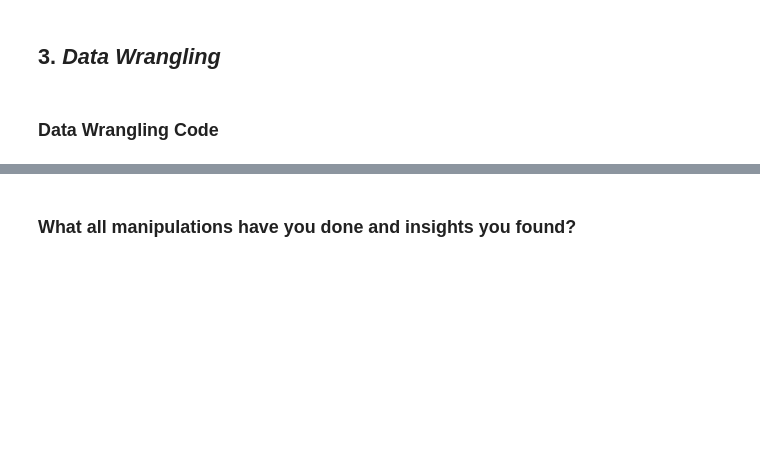
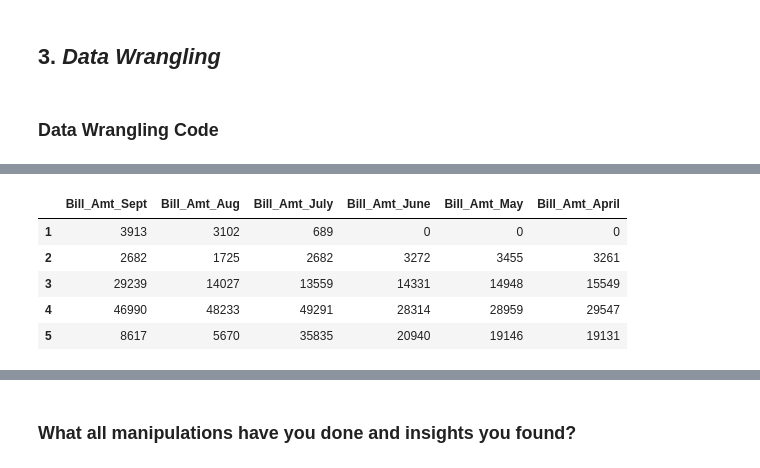
Before and after one commit to Shreyash-Jagdale/Classification---Credit-Card-Default-Prediction, a Jupyter notebook: Credit_Card_Default_Prediction_Capstone_Project.ipynb, the cells around one changed output, grey strips where cells are left out. Saved outputs shown, nothing was run; the diff lists cells and outputs as text; code cells hidden in the pictures; blank space fills up the shorter version.

```diff
--- a/Credit_Card_Default_Prediction_Capstone_Project.ipynb
+++ b/Credit_Card_Default_Prediction_Capstone_Project.ipynb
@@ -419,0 +493,13 @@ df_copy['MARRIAGE'] = df_copy['MARRIAGE'].apply(lambda x : change_marriage_value
+# %%
+# get only those variables which are about bill amounts per month
+var = ['Bill_Amt_Sept', 'Bill_Amt_Aug', 'Bill_Amt_July',
+       'Bill_Amt_June', 'Bill_Amt_May', 'Bill_Amt_April']
+bill_amt = df_copy[var]
+bill_amt.head()
+# %% [output]
+|  | Bill_Amt_Sept | Bill_Amt_Aug | Bill_Amt_July | Bill_Amt_June | Bill_Amt_May | Bill_Amt_April |
+| 1 | 3913 | 3102 | 689 | 0 | 0 | 0 |
+| 2 | 2682 | 1725 | 2682 | 3272 | 3455 | 3261 |
+| 3 | 29239 | 14027 | 13559 | 14331 | 14948 | 15549 |
+| 4 | 46990 | 48233 | 49291 | 28314 | 28959 | 29547 |
+| 5 | 8617 | 5670 | 35835 | 20940 | 19146 | 19131 |
```
Also changed, not shown: parts of 29 cells of this notebook.
